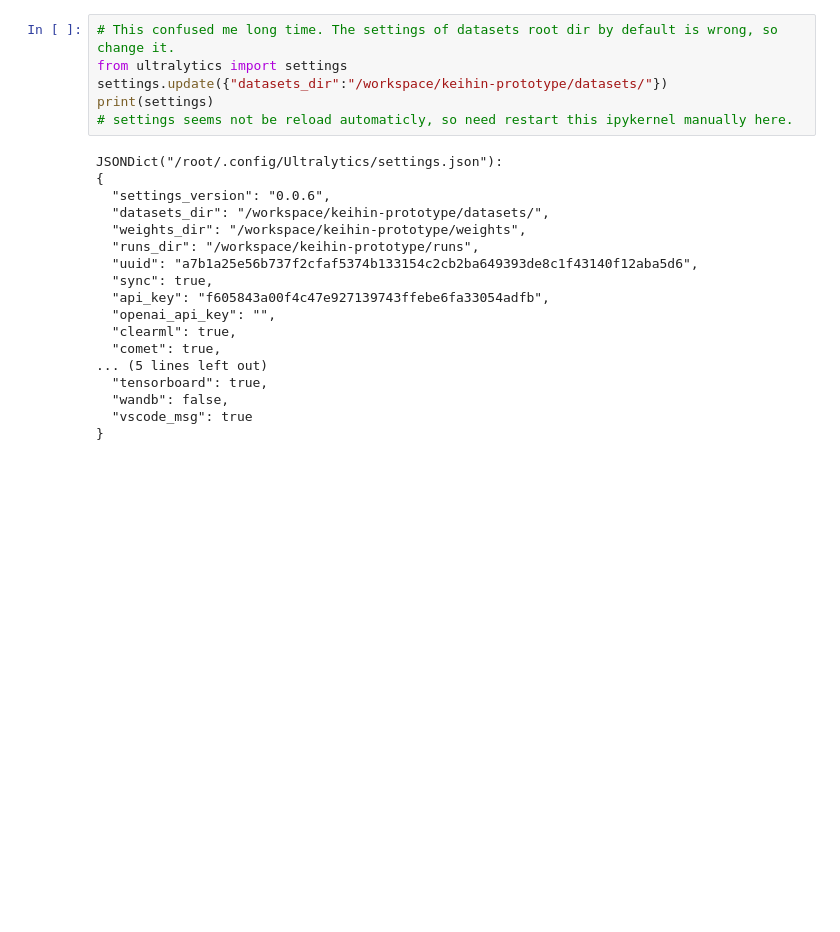
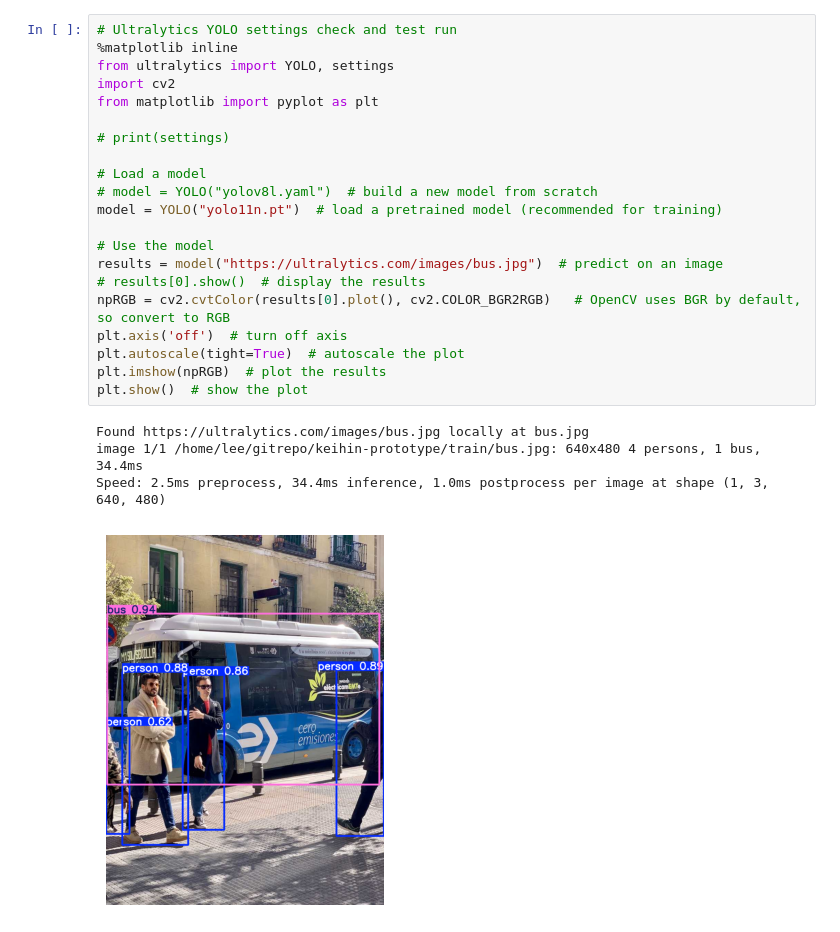
Before and after one commit to feitianjapanlee/keihin-prototype, a Jupyter notebook: train/train.ipynb, the cells around one changed output. Drawn from its saved outputs; the diff is of its cells as text; blank space fills up the shorter version.

Commit message:
ipynb in vscode

```diff
--- a/train/train.ipynb
+++ b/train/train.ipynb
@@ -19,26 +39,28 @@ Results saved to /workspace/keihin-prototype/runs/detect/predict6
 # %%
-# This confused me long time. The settings of datasets root dir by default is wrong, so change it.
-from ultralytics import settings
-settings.update({"datasets_dir":"/workspace/keihin-prototype/datasets/"})
-print(settings)
-# settings seems not be reload automaticly, so need restart this ipykernel manually here.
+# Ultralytics YOLO settings check and test run
+%matplotlib inline
+from ultralytics import YOLO, settings
+import cv2
+from matplotlib import pyplot as plt
+
+# print(settings)
+
+# Load a model
+# model = YOLO("yolov8l.yaml")  # build a new model from scratch
+model = YOLO("yolo11n.pt")  # load a pretrained model (recommended for training)
+
+# Use the model
+results = model("https://ultralytics.com/images/bus.jpg")  # predict on an image
+# results[0].show()  # display the results
+npRGB = cv2.cvtColor(results[0].plot(), cv2.COLOR_BGR2RGB)   # OpenCV uses BGR by default, so convert to RGB
+plt.axis('off')  # turn off axis
+plt.autoscale(tight=True)  # autoscale the plot
+plt.imshow(npRGB)  # plot the results
+plt.show()  # show the plot
 # %% [output]
-JSONDict("/root/.config/Ultralytics/settings.json"):
-{
-  "settings_version": "0.0.6",
-  "datasets_dir": "/workspace/keihin-prototype/datasets/",
-  "weights_dir": "/workspace/keihin-prototype/weights",
-  "runs_dir": "/workspace/keihin-prototype/runs",
-  "uuid": "a7b1a25e56b737f2cfaf5374b133154c2cb2ba649393de8c1f43140f12aba5d6",
-  "sync": true,
-  "api_key": "f605843a00f4c47e927139743ffebe6fa33054adfb",
-  "openai_api_key": "",
-  "clearml": true,
-  "comet": true,
-... (5 lines left out)
-  "tensorboard": true,
-  "wandb": false,
-  "vscode_msg": true
-}
+Found https://ultralytics.com/images/bus.jpg locally at bus.jpg
+image 1/1 /home/lee/gitrepo/keihin-prototype/train/bus.jpg: 640x480 4 persons, 1 bus, 34.4ms
+Speed: 2.5ms preprocess, 34.4ms inference, 1.0ms postprocess per image at shape (1, 3, 640, 480)
+[figure, added]
 # %%
 from ultralytics import YOLO
```
Also changed, not shown: parts of 3 cells of this notebook.
